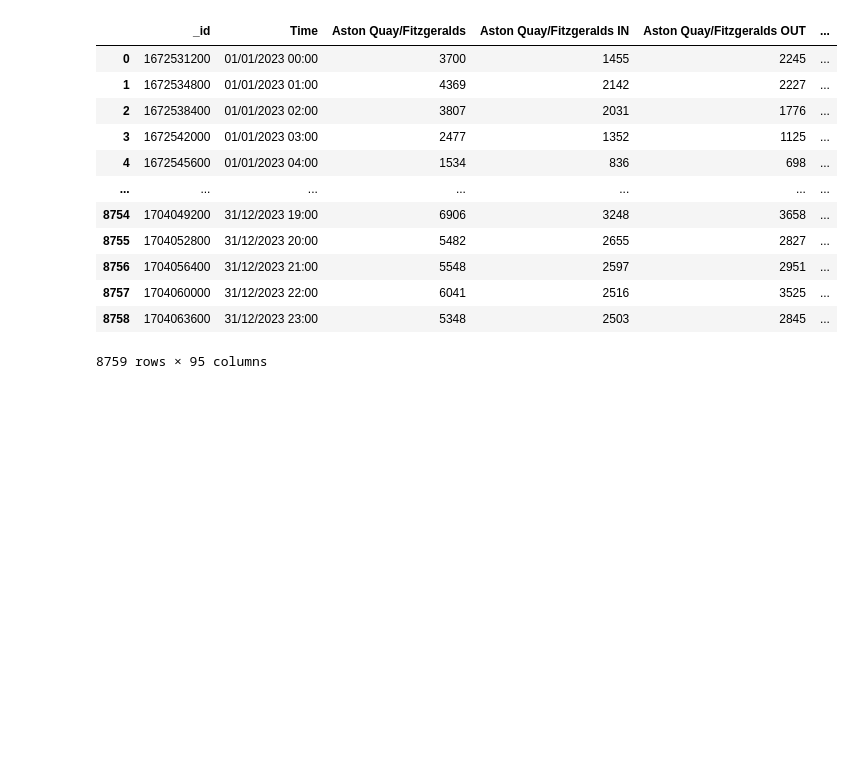
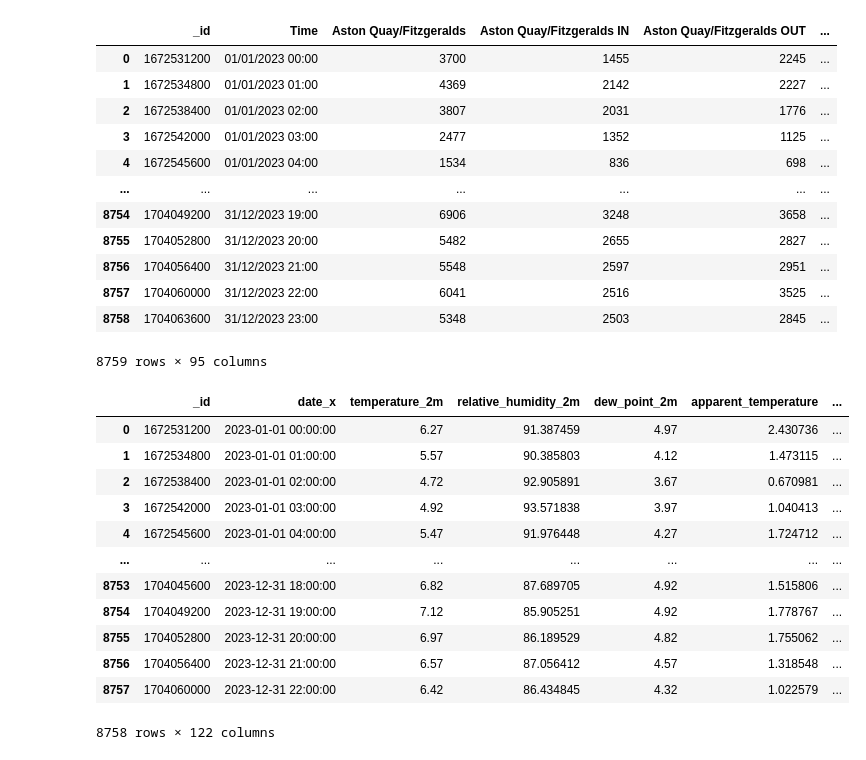
Before and after one commit to ankithbjoseph/TeamAA_DAP_JAN2024, a Jupyter notebook: Transform.ipynb, the cells around one changed output. Cells and saved outputs as stored; diff of their text form; code cells hidden in the pictures; blank space fills up the shorter version.

Commit message:
add join

```diff
--- a/Transform.ipynb
+++ b/Transform.ipynb
@@ -134,3 +135,27 @@ display(transform_footfall())
 | 8757 | 1704060000 | 31/12/2023 22:00 | 6041 | 2516 | 3525 | ... |
 | 8758 | 1704063600 | 31/12/2023 23:00 | 5348 | 2503 | 2845 | ... |
 8759 rows × 95 columns
+# %%
+@op()
+def join_data(weather_df,aqi_df,footfall_df) -> pd.DataFrame:
+
+    dfs = [weather_df, aqi_df, footfall_df]
+    merged_df = reduce(lambda left, right: pd.merge(left, right, on='_id'), dfs)
+
+    return merged_df
+# %%
+display(join_data(transform_weather(),transform_aqi(),transform_footfall()))
+# %% [output]
+|  | _id | date_x | temperature_2m | relative_humidity_2m | dew_point_2m | apparent_temperature | ... |
+| 0 | 1672531200 | 2023-01-01 00:00:00 | 6.27 | 91.387459 | 4.97 | 2.430736 | ... |
+| 1 | 1672534800 | 2023-01-01 01:00:00 | 5.57 | 90.385803 | 4.12 | 1.473115 | ... |
+| 2 | 1672538400 | 2023-01-01 02:00:00 | 4.72 | 92.905891 | 3.67 | 0.670981 | ... |
+| 3 | 1672542000 | 2023-01-01 03:00:00 | 4.92 | 93.571838 | 3.97 | 1.040413 | ... |
+| 4 | 1672545600 | 2023-01-01 04:00:00 | 5.47 | 91.976448 | 4.27 | 1.724712 | ... |
+| ... | ... | ... | ... | ... | ... | ... | ... |
+| 8753 | 1704045600 | 2023-12-31 18:00:00 | 6.82 | 87.689705 | 4.92 | 1.515806 | ... |
+| 8754 | 1704049200 | 2023-12-31 19:00:00 | 7.12 | 85.905251 | 4.92 | 1.778767 | ... |
+| 8755 | 1704052800 | 2023-12-31 20:00:00 | 6.97 | 86.189529 | 4.82 | 1.755062 | ... |
+| 8756 | 1704056400 | 2023-12-31 21:00:00 | 6.57 | 87.056412 | 4.57 | 1.318548 | ... |
+| 8757 | 1704060000 | 2023-12-31 22:00:00 | 6.42 | 86.434845 | 4.32 | 1.022579 | ... |
+8758 rows × 122 columns
```
Also changed, not shown: parts of 1 cell of this notebook.
